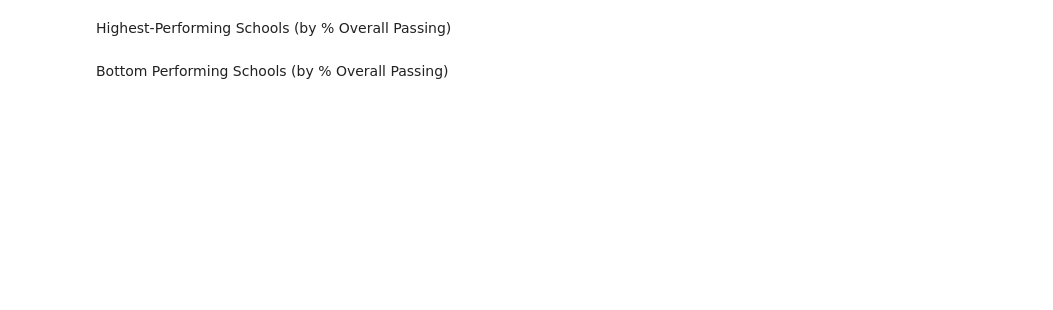
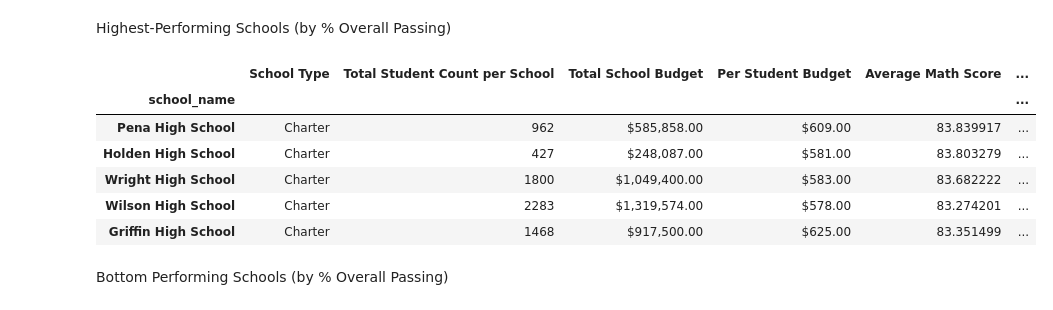
Before and after one commit to JohanaMarie/pandas-challenge, a Jupyter notebook: PyCitySchools/Notebook.ipynb, the cells around one changed output. Drawn from its saved outputs; the diff is of its cells as text; code cells hidden in the pictures; blank space fills up the shorter version.

```diff
--- a/PyCitySchools/Notebook.ipynb
+++ b/PyCitySchools/Notebook.ipynb
@@ -149,8 +201,17 @@ per_school_summary
 Highest-Performing Schools (by % Overall Passing)
 # %%
 # Sort the schools by `% Overall Passing` in descending order and display the top 5 rows.
-top_schools =
+# descending=True is not a thing. It will always be ascending=False. ascending is default.
+top_schools = per_school_summary.sort_values("% Overall Passing", ascending=False)
 top_schools.head(5)
+# %% [output]
+|  | School Type | Total Student Count per School | Total School Budget | Per Student Budget | Average Math Score | ... |
+| school_name |  |  |  |  |  | ... |
+| Pena High School | Charter | 962 | $585,858.00 | $609.00 | 83.839917 | ... |
+| Holden High School | Charter | 427 | $248,087.00 | $581.00 | 83.803279 | ... |
+| Wright High School | Charter | 1800 | $1,049,400.00 | $583.00 | 83.682222 | ... |
+| Wilson High School | Charter | 2283 | $1,319,574.00 | $578.00 | 83.274201 | ... |
+| Griffin High School | Charter | 1468 | $917,500.00 | $625.00 | 83.351499 | ... |
 # %% [markdown]
 Bottom Performing Schools (by % Overall Passing)
 # %%
```
Also changed, not shown: parts of 10 cells of this notebook.
